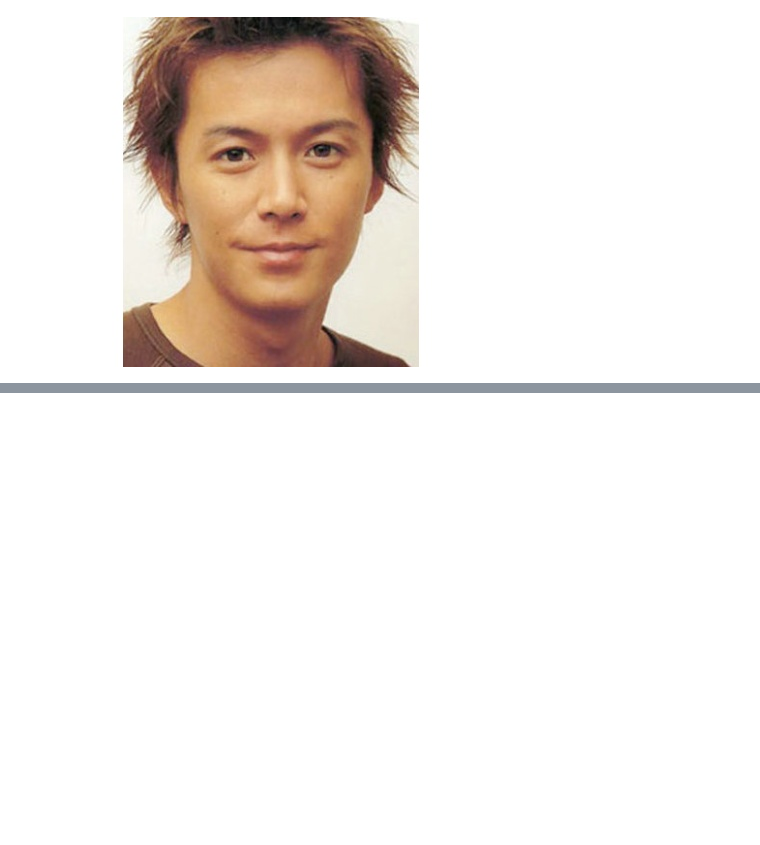
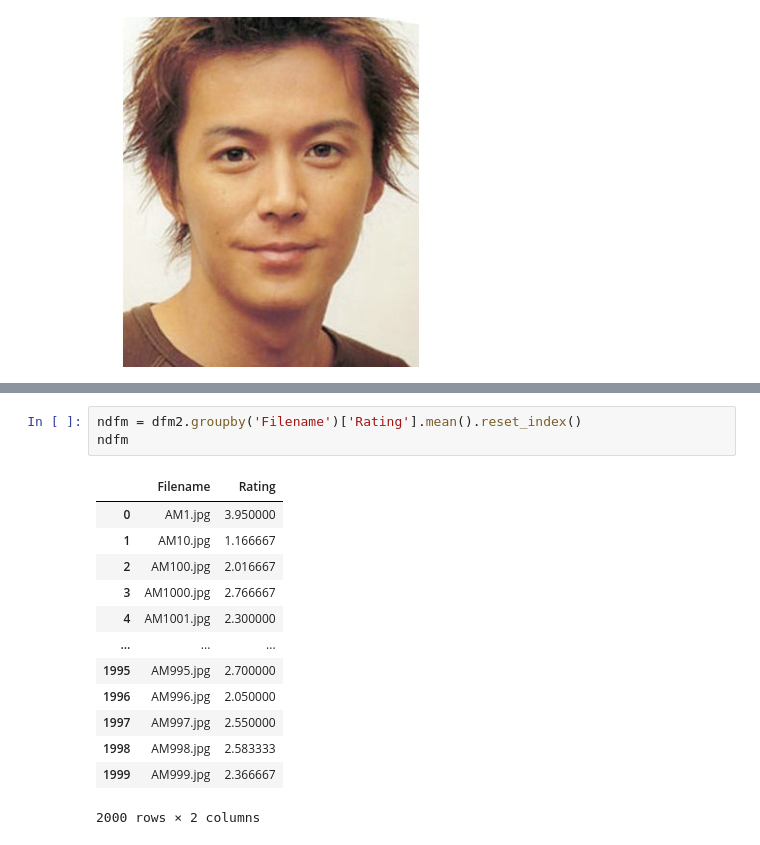
Before and after one commit to dheerajpreetsingh/APMLP, a Jupyter notebook: APMLP.ipynb, the cells around one changed output, grey strips where cells are left out. Cells and saved outputs as stored; diff of their text form; blank space fills up the shorter version.

```diff
--- a/APMLP.ipynb
+++ b/APMLP.ipynb
@@ -54,0 +89,17 @@ M
+# %%
+ndfm = dfm2.groupby('Filename')['Rating'].mean().reset_index()
+ndfm
+# %% [output]
+|  | Filename | Rating |
+| 0 | AM1.jpg | 3.950000 |
+| 1 | AM10.jpg | 1.166667 |
+| 2 | AM100.jpg | 2.016667 |
+| 3 | AM1000.jpg | 2.766667 |
+| 4 | AM1001.jpg | 2.300000 |
+| ... | ... | ... |
+| 1995 | AM995.jpg | 2.700000 |
+| 1996 | AM996.jpg | 2.050000 |
+| 1997 | AM997.jpg | 2.550000 |
+| 1998 | AM998.jpg | 2.583333 |
+| 1999 | AM999.jpg | 2.366667 |
+2000 rows × 2 columns
```
Also changed, not shown: parts of 3 cells of this notebook.
